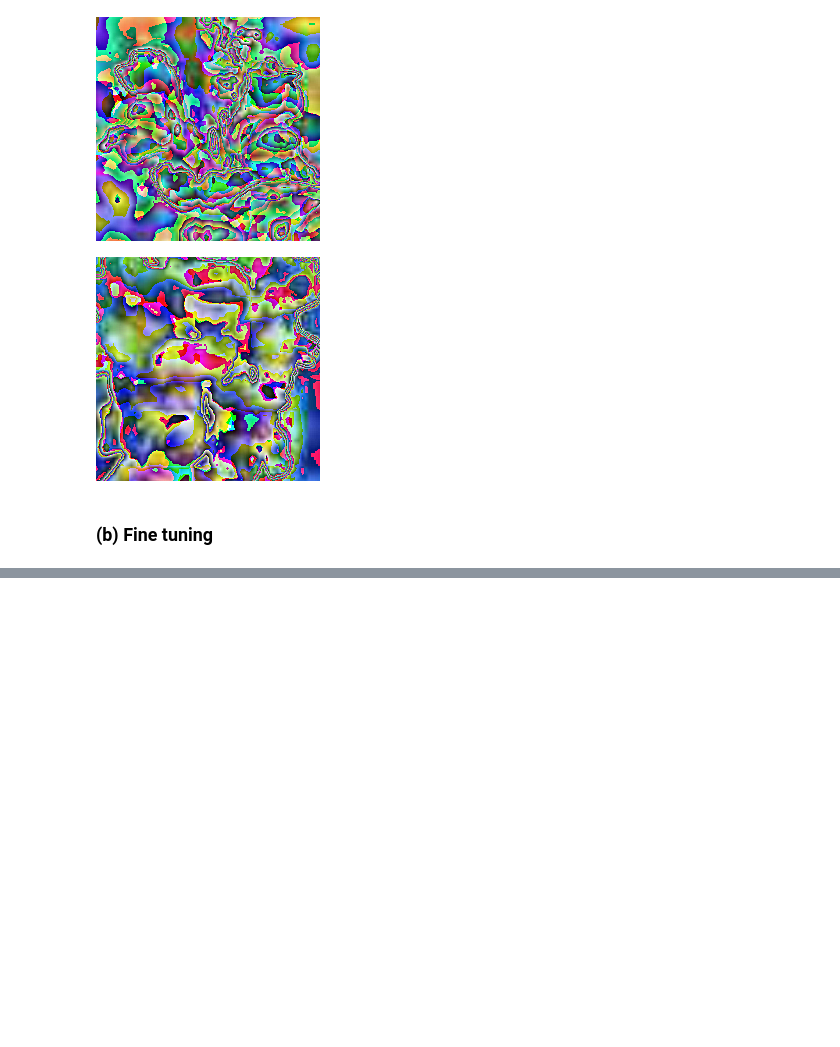
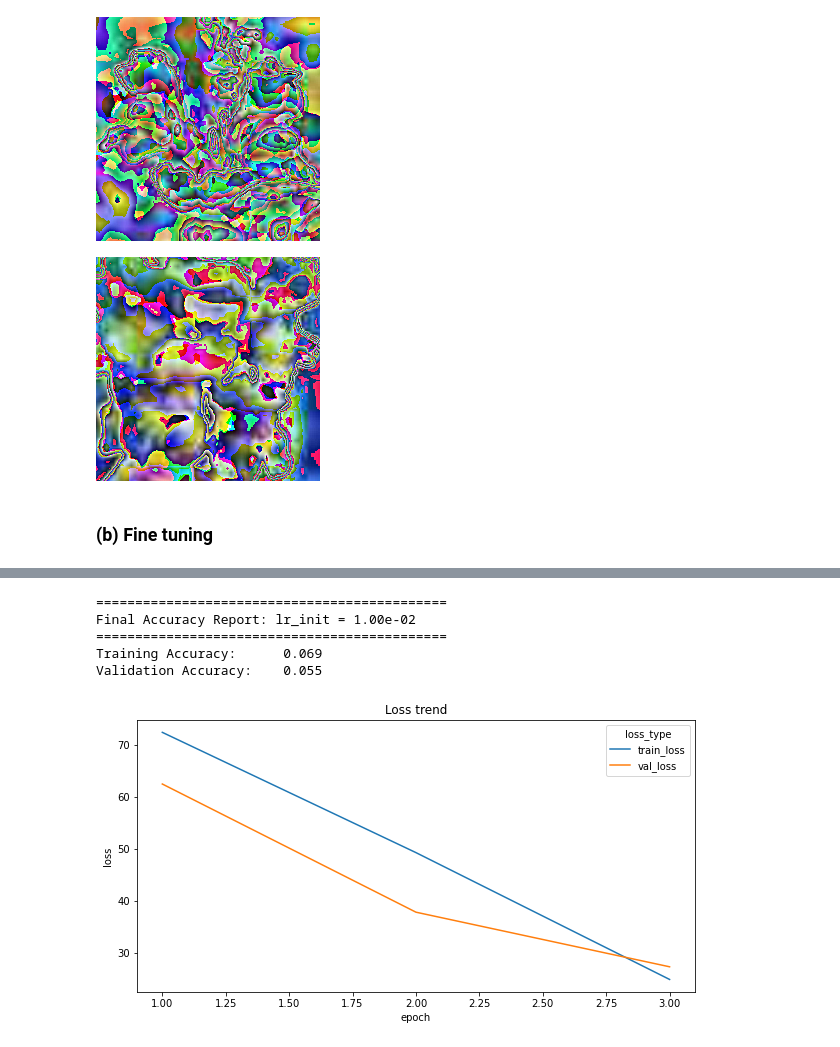
Before and after one commit to joearedmond/coms-dl-sys-optimus, a Jupyter notebook: transfer-learning.ipynb, the cells around one changed output, grey strips where cells are left out. Drawn from its saved outputs; the diff is of its cells as text; code cells hidden in the pictures; blank space fills up the shorter version.

```diff
--- a/transfer-learning.ipynb
+++ b/transfer-learning.ipynb
@@ -304,0 +376,18 @@ torch.cuda.get_device_name(0)
+# %%
+resnet1.to('cpu')
+
+resnet2 = get_resnet()
+resnet2 = resnet2.to(device)
+# %%
+optimizer = torch.optim.SGD(resnet2.parameters(), lr = 0.01, momentum = momentum)
+lr_scheduler = StepLR(optimizer, step_size = step_after_epochs, gamma = decay_factor)
+
+train_loss_history_lr2, val_loss_history_lr2 = train(
+    model = resnet2,
+    tloader =  train_loader,
+    vloader = val_loader,
+    lf = loss_fn,
+    optim = optimizer,
+    lr_sch = lr_scheduler,
+    step_size = step_after_epochs,
+    epochs = 3)
@@ -304,0 +398,14 @@ torch.cuda.get_device_name(0)
+# %%
+print("=" * 45 + "\nFinal Accuracy Report: lr_init = %.2e\n" % (0.01) + "=" * 45)
+print("Training Accuracy:\t%.3f" % accuracy(resnet2, X_train, y_train, dummifyer))
+print("Validation Accuracy:\t%.3f" % accuracy(resnet2, X_val, y_val, dummifyer))
+# %% [output]
+=============================================
+Final Accuracy Report: lr_init = 1.00e-02
+=============================================
+Training Accuracy:      0.069
+Validation Accuracy:    0.055
+# %%
+plot_loss(train_loss_history_lr2, val_loss_history_lr2)
+# %% [output]
+[figure, added]
```
Also changed, not shown: parts of 42 cells of this notebook.
